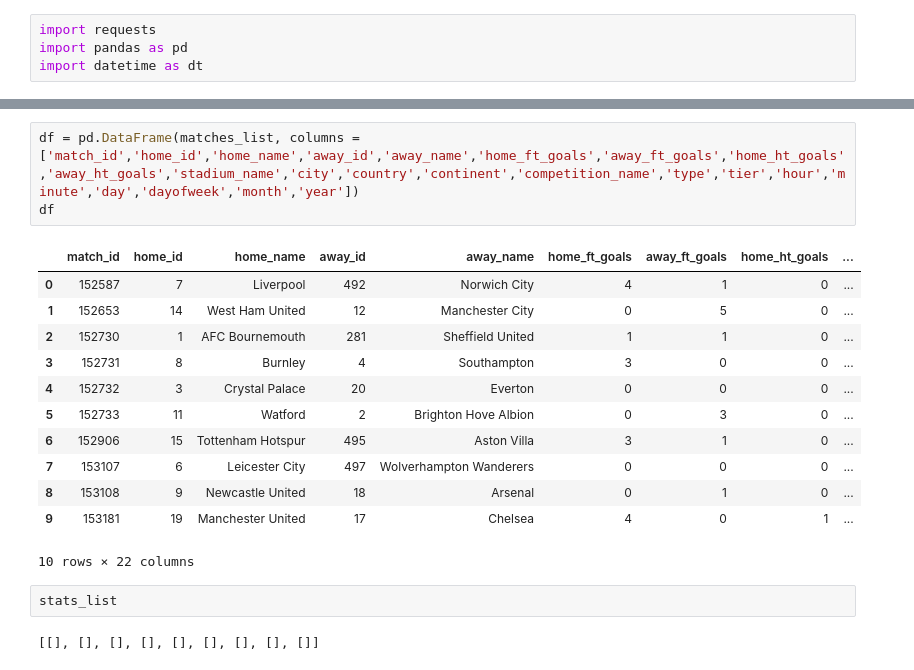
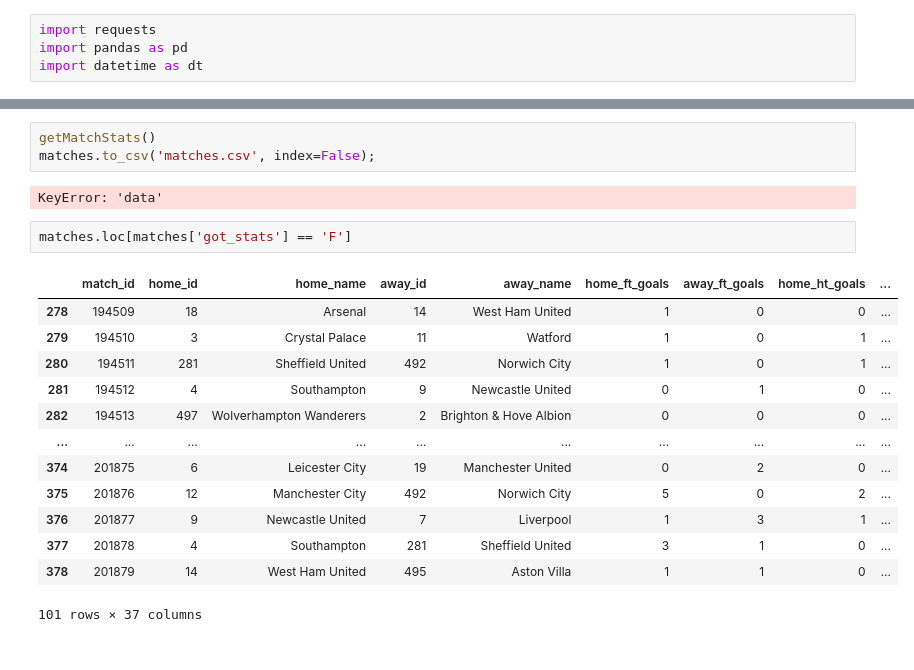
Before and after one commit to RicardoBoia2017/FEUP_ADAD, a Jupyter notebook: ADAD.ipynb, the cells around one changed output, grey strips where cells are left out. Cells and saved outputs as stored; diff of their text form.

Commit message:
Getting match stats one match at a time

```diff
--- a/ADAD.ipynb
+++ b/ADAD.ipynb
@@ -151,20 +171,21 @@ KeyError: 'data'
-# %%
-df = pd.DataFrame(matches_list, columns =['match_id','home_id','home_name','away_id','away_name','home_ft_goals','away_ft_goals','home_ht_goals','away_ht_goals','stadium_name','city','country','continent','competition_name','type','tier','hour','minute','day','dayofweek','month','year'])
-df
-# %% [output]
-|  | match_id | home_id | home_name | away_id | away_name | home_ft_goals | away_ft_goals | home_ht_goals | ... |
-| 0 | 152587 | 7 | Liverpool | 492 | Norwich City | 4 | 1 | 0 | ... |
-| 1 | 152653 | 14 | West Ham United | 12 | Manchester City | 0 | 5 | 0 | ... |
-| 2 | 152730 | 1 | AFC Bournemouth | 281 | Sheffield United | 1 | 1 | 0 | ... |
-| 3 | 152731 | 8 | Burnley | 4 | Southampton | 3 | 0 | 0 | ... |
-| 4 | 152732 | 3 | Crystal Palace | 20 | Everton | 0 | 0 | 0 | ... |
-| 5 | 152733 | 11 | Watford | 2 | Brighton Hove Albion | 0 | 3 | 0 | ... |
-| 6 | 152906 | 15 | Tottenham Hotspur | 495 | Aston Villa | 3 | 1 | 0 | ... |
-| 7 | 153107 | 6 | Leicester City | 497 | Wolverhampton Wanderers | 0 | 0 | 0 | ... |
-| 8 | 153108 | 9 | Newcastle United | 18 | Arsenal | 0 | 1 | 0 | ... |
-| 9 | 153181 | 19 | Manchester United | 17 | Chelsea | 4 | 0 | 1 | ... |
-10 rows × 22 columns
-# %%
-stats_list
-# %% [output]
-[[], [], [], [], [], [], [], [], []]
+# %%
+getMatchStats()
+matches.to_csv('matches.csv', index=False);
+# %% [output]
+KeyError: 'data'
+# %%
+matches.loc[matches['got_stats'] == 'F']
+# %% [output]
+|  | match_id | home_id | home_name | away_id | away_name | home_ft_goals | away_ft_goals | home_ht_goals | ... |
+| 278 | 194509 | 18 | Arsenal | 14 | West Ham United | 1 | 0 | 0 | ... |
+| 279 | 194510 | 3 | Crystal Palace | 11 | Watford | 1 | 0 | 1 | ... |
+| 280 | 194511 | 281 | Sheffield United | 492 | Norwich City | 1 | 0 | 1 | ... |
+| 281 | 194512 | 4 | Southampton | 9 | Newcastle United | 0 | 1 | 0 | ... |
+| 282 | 194513 | 497 | Wolverhampton Wanderers | 2 | Brighton & Hove Albion | 0 | 0 | 0 | ... |
+| ... | ... | ... | ... | ... | ... | ... | ... | ... | ... |
+| 374 | 201875 | 6 | Leicester City | 19 | Manchester United | 0 | 2 | 0 | ... |
+| 375 | 201876 | 12 | Manchester City | 492 | Norwich City | 5 | 0 | 2 | ... |
+| 376 | 201877 | 9 | Newcastle United | 7 | Liverpool | 1 | 3 | 1 | ... |
+| 377 | 201878 | 4 | Southampton | 281 | Sheffield United | 3 | 1 | 0 | ... |
+| 378 | 201879 | 14 | West Ham United | 495 | Aston Villa | 1 | 1 | 0 | ... |
+101 rows × 37 columns
```
Also changed, not shown: parts of 10 cells of this notebook, 1 other file.
